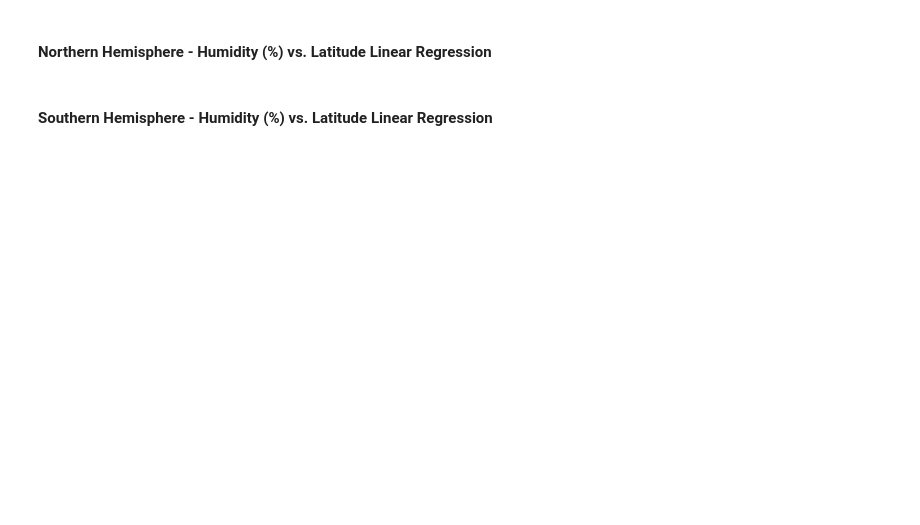
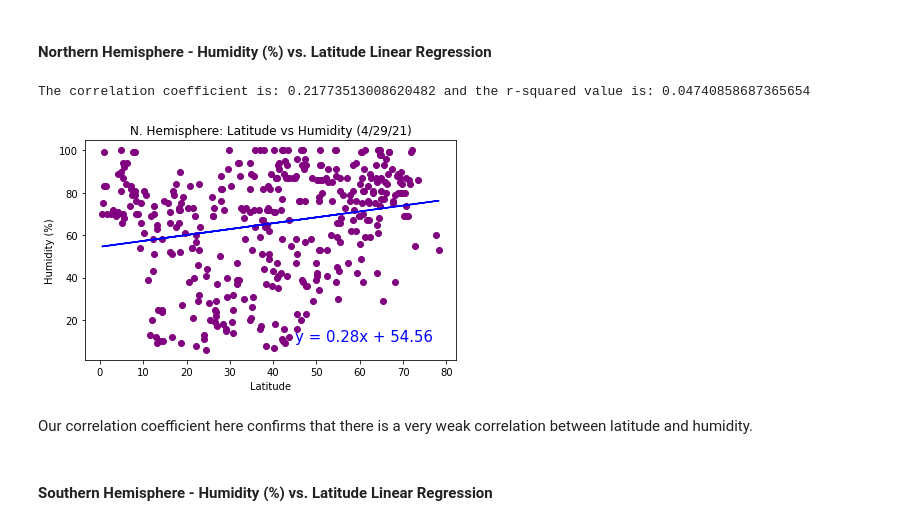
Before and after one commit to knorman123/python-api-challenge, a Jupyter notebook: Weather/WeatherPy.ipynb, the cells around one changed output. Cells and saved outputs as stored; diff of their text form; code cells hidden in the pictures; blank space fills up the shorter version.

```diff
--- a/Weather/WeatherPy.ipynb
+++ b/Weather/WeatherPy.ipynb
@@ -236,4 +296,24 @@ If we were to drop the outlier and reduce the y-values, we would see that there
 # %% [markdown]
 ####  Northern Hemisphere - Humidity (%) vs. Latitude Linear Regression
+# %%
+(slope, intercept, rvalue, pvalue, stderr) = linregress(northern_df['Lat'], northern_df['Humidity'])
+regress_values = northern_df['Lat'] * slope + intercept
+line_eq = "y = " + str(round(slope,2)) + "x + " + str(round(intercept,2))
+
+plt.scatter(northern_df['Lat'], northern_df['Humidity'], color='purple')
+plt.annotate(line_eq, (45,10),fontsize=15,color='blue')
+plt.plot(northern_df['Lat'], regress_values, color='blue')
+plt.xlabel('Latitude')
+plt.ylabel('Humidity (%)')
+plt.title('N. Hemisphere: Latitude vs Humidity (4/29/21)')
+plt.tight_layout()
+plt.savefig('Images/lat_vs_humidity_northern.png', facecolor ='w' )
+print(f"The correlation coefficient is: {rvalue} and the r-squared value is: {rvalue**2}")
+plt.show()
+# %% [output]
+The correlation coefficient is: 0.21773513008620482 and the r-squared value is: 0.04740858687365654
+[figure, added]
+# %% [markdown]
+Our correlation coefficient here confirms that there is a very weak correlation between latitude and humidity.
 # %% [markdown]
 ####  Southern Hemisphere - Humidity (%) vs. Latitude Linear Regression
```
Also changed, not shown: parts of 15 cells of this notebook, 8 other files.
